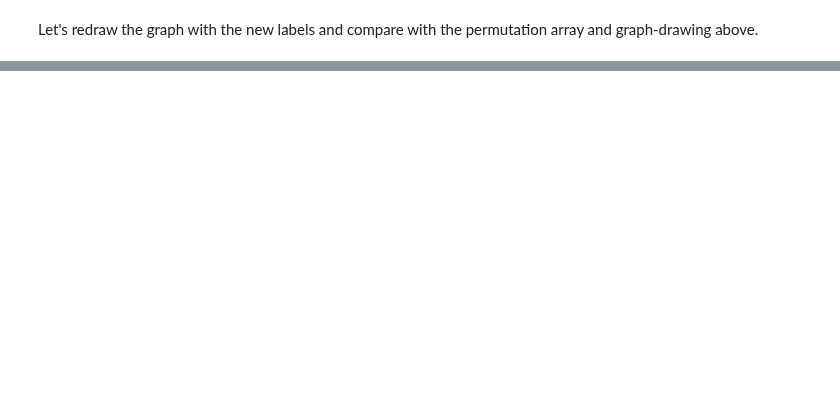
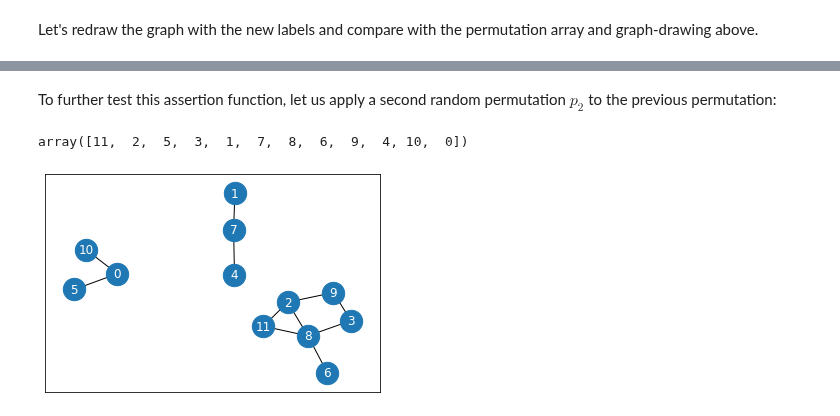
Before and after one commit to python-graphblas/python-graphblas, a Jupyter notebook: notebooks/Connected Components -- FastSV.ipynb, the cells around one changed output, grey strips where cells are left out. Drawn from its saved outputs; the diff is of its cells as text; code cells hidden in the pictures; blank space fills up the shorter version.

```diff
--- a/notebooks/Connected Components -- FastSV.ipynb
+++ b/notebooks/Connected Components -- FastSV.ipynb
@@ -304,0 +387,7 @@ It looks like once again the algorithm worked as expected.
+# %% [markdown]
+To further test this assertion function, let us apply a second random permutation $p_2$ to the previous permutation:
+# %%
+p2 = np.random.permutation(A.shape[0])
+p2
+# %% [output]
+array([11,  2,  5,  3,  1,  7,  8,  6,  9,  4, 10,  0])
@@ -304,0 +398,10 @@ It looks like once again the algorithm worked as expected.
+# %%
+AAA = A.dup()
+AAA << P.T @ AA @ P
+# %%
+AAA_sci = gio.to_scipy_sparse_matrix(AAA, format='csr')
+G_perm2 = nx.convert_matrix.from_scipy_sparse_matrix(AAA_sci)
+layout_perm2 = {p2[k]: layout_perm[k] for k in layout_perm}
+nx.draw_networkx(G_perm2, with_labels=True, node_size=500, font_color='w', pos=layout_perm2)
+# %% [output]
+[figure, added]
```
Also changed, not shown: parts of 23 cells of this notebook.
